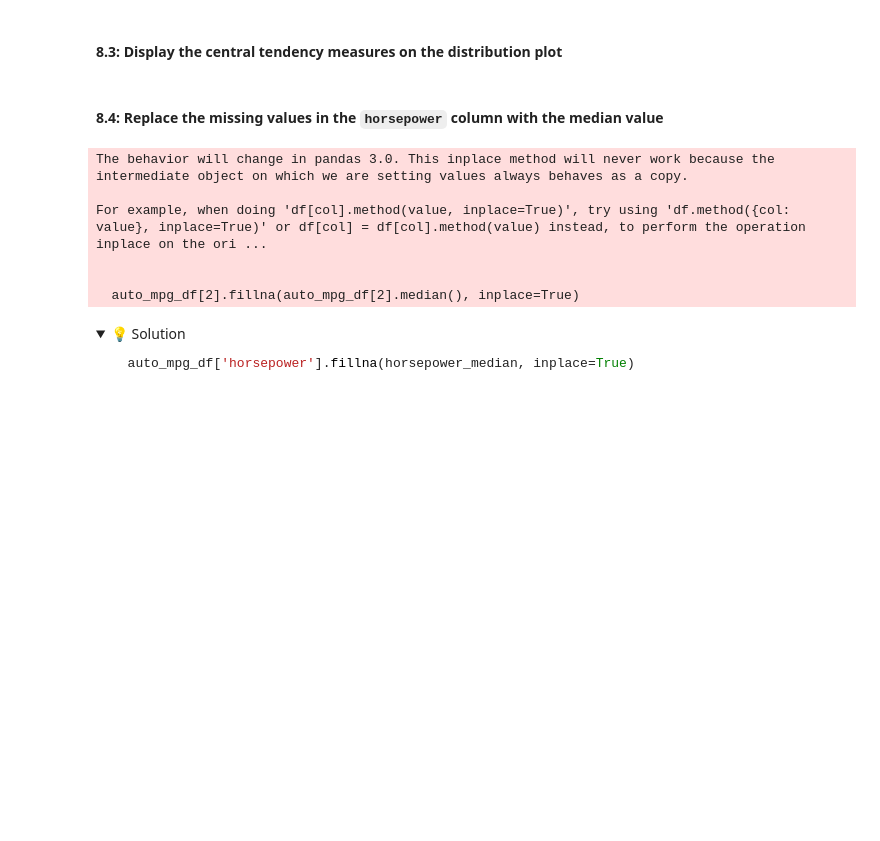
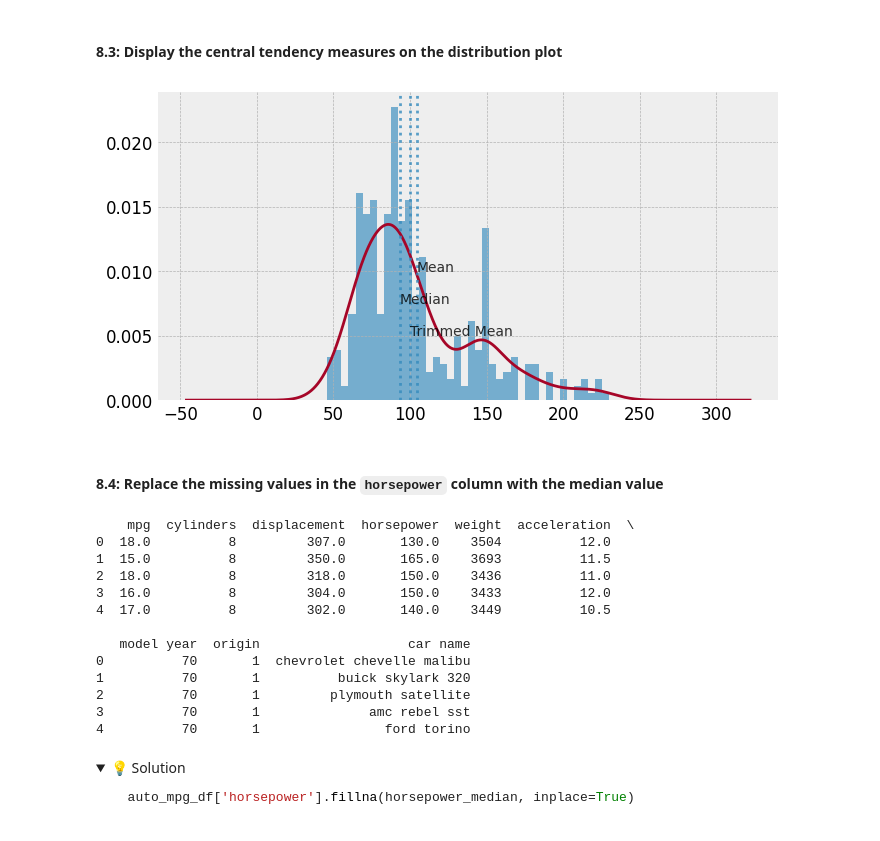
Before and after one commit to IT4063-Spring2025/exploratory-data-analysis-mungaiwm, a Jupyter notebook: notebook.ipynb, the cells around one changed output. Saved outputs shown, nothing was run; the diff lists cells and outputs as text; code cells hidden in the pictures; folded sections open; blank space fills up the shorter version.

```diff
--- a/notebook.ipynb
+++ b/notebook.ipynb
@@ -593,37 +619,49 @@ nan
 # %%
 fig, ax = plt.subplots(figsize = (8,4))
 
 auto_mpg_df['horsepower'].plot(kind="hist", density= True, bins=40, alpha = 0.65)
 auto_mpg_df['horsepower'].plot(kind="kde")
 
-ax.axvline(horsepower_mean, alpha = 0.8, linestyle = ":")
-ax.axvline(horsepower_median, alpha = 0.8, linestyle = ":")
-ax.axvline(horsepower_trimmed_mean, alpha = 0.8, linestyle = ":")
+ax.axvline(mean_horsepower, alpha = 0.8, linestyle = ":")
+ax.axvline(median_horsepower, alpha = 0.8, linestyle = ":")
+ax.axvline(trimmed_mean_horsepower, alpha = 0.8, linestyle = ":")
 
 # ax.set_yticklabels([])
 ax.set_ylabel("")
 
-ax.text(horsepower_mean-.1, .01, "Mean", size = 10, alpha = 0.8)
-ax.text(horsepower_median-.4, .0075, "Median", size = 10, alpha = 0.8)
-ax.text(horsepower_trimmed_mean+.4, .0050, "Trimmed Mean", size = 10, alpha = 0.8)
+ax.text(mean_horsepower-.1, .01, "Mean", size = 10, alpha = 0.8)
+ax.text(median_horsepower-.4, .0075, "Median", size = 10, alpha = 0.8)
+ax.text(trimmed_mean_horsepower+.4, .0050, "Trimmed Mean", size = 10, alpha = 0.8)
 
 ax.tick_params(left = False, bottom = False)
 for ax, spine in ax.spines.items():
     spine.set_visible(False)
 
 plt.show()
+# %% [output]
+[figure, added]
 # %% [markdown]
 #### 8.4: Replace the missing values in the `horsepower` column with the median value
 # %%
-# replace the missing values in the `horsepower` column with the median value
-auto_mpg_df[2].fillna(auto_mpg_df[2].median(), inplace=True)
+# Replace missing values in the 'horsepower' column with the median value
+auto_mpg_df['horsepower'].fillna(median_horsepower, inplace=True)
+
+# Display the first few rows of the dataframe to confirm the changes
+print(auto_mpg_df.head())
 # %% [output]
-The behavior will change in pandas 3.0. This inplace method will never work because the intermediate object on which we are setting values always behaves as a copy.
+    mpg  cylinders  displacement  horsepower  weight  acceleration  \
+0  18.0          8         307.0       130.0    3504          12.0
+1  15.0          8         350.0       165.0    3693          11.5
+2  18.0          8         318.0       150.0    3436          11.0
+3  16.0          8         304.0       150.0    3433          12.0
+4  17.0          8         302.0       140.0    3449          10.5
 
-For example, when doing 'df[col].method(value, inplace=True)', try using 'df.method({col: value}, inplace=True)' or df[col] = df[col].method(value) instead, to perform the operation inplace on the ori ...
-
-
-  auto_mpg_df[2].fillna(auto_mpg_df[2].median(), inplace=True)
+   model year  origin                   car name
+0          70       1  chevrolet chevelle malibu
+1          70       1          buick skylark 320
+2          70       1         plymouth satellite
+3          70       1              amc rebel sst
+4          70       1                ford torino
 # %% [markdown]
 <details>
   <summary>💡 Solution</summary>
```
Also changed, not shown: parts of 19 cells of this notebook.
